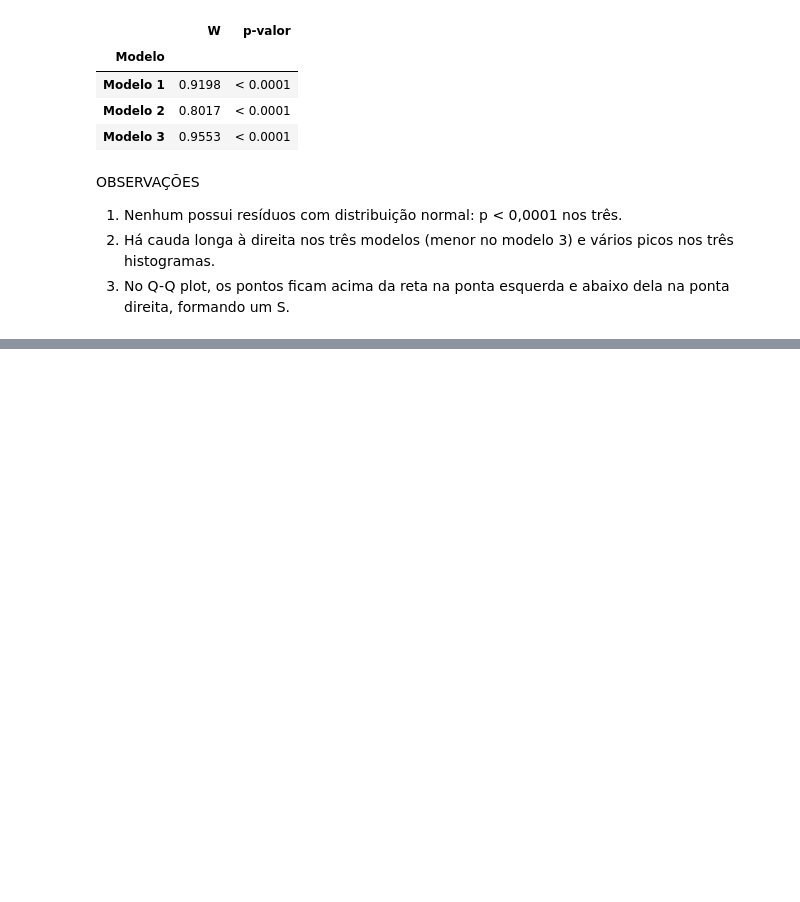
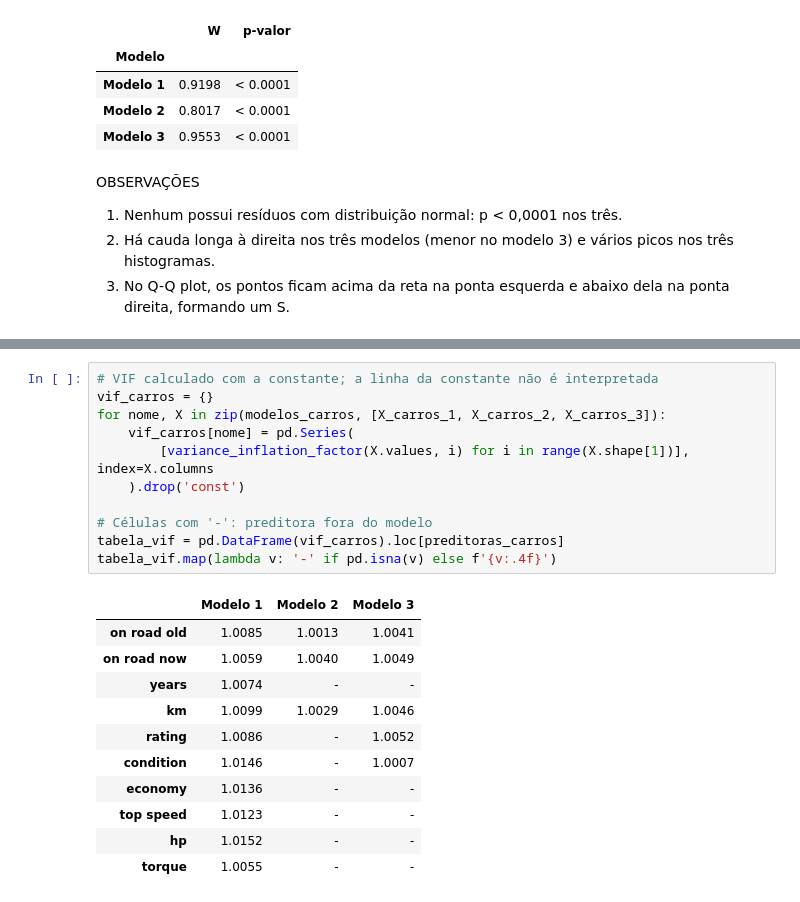
Before and after one commit to joaopdroslv/modelos-de-regressao-pucminas, a Jupyter notebook: Atividades/Lista_1/notebooks/Lista_1 - Análises.ipynb, the cells around one changed output, grey strips where cells are left out. Saved outputs shown, nothing was run; the diff lists cells and outputs as text; blank space fills up the shorter version.

```diff
--- a/Atividades/Lista_1/notebooks/Lista_1 - Análises.ipynb
+++ b/Atividades/Lista_1/notebooks/Lista_1 - Análises.ipynb
@@ -1473,0 +1482,23 @@ OBSERVAÇÕES
+# %%
+# VIF calculado com a constante; a linha da constante não é interpretada
+vif_carros = {}
+for nome, X in zip(modelos_carros, [X_carros_1, X_carros_2, X_carros_3]):
+    vif_carros[nome] = pd.Series(
+        [variance_inflation_factor(X.values, i) for i in range(X.shape[1])], index=X.columns
+    ).drop('const')
+
+# Células com '-': preditora fora do modelo
+tabela_vif = pd.DataFrame(vif_carros).loc[preditoras_carros]
+tabela_vif.map(lambda v: '-' if pd.isna(v) else f'{v:.4f}')
+# %% [output]
+|  | Modelo 1 | Modelo 2 | Modelo 3 |
+| on road old | 1.0085 | 1.0013 | 1.0041 |
+| on road now | 1.0059 | 1.0040 | 1.0049 |
+| years | 1.0074 | - | - |
+| km | 1.0099 | 1.0029 | 1.0046 |
+| rating | 1.0086 | - | 1.0052 |
+| condition | 1.0146 | - | 1.0007 |
+| economy | 1.0136 | - | - |
+| top speed | 1.0123 | - | - |
+| hp | 1.0152 | - | - |
+| torque | 1.0055 | - | - |
```
Also changed, not shown: parts of 3 cells of this notebook.
